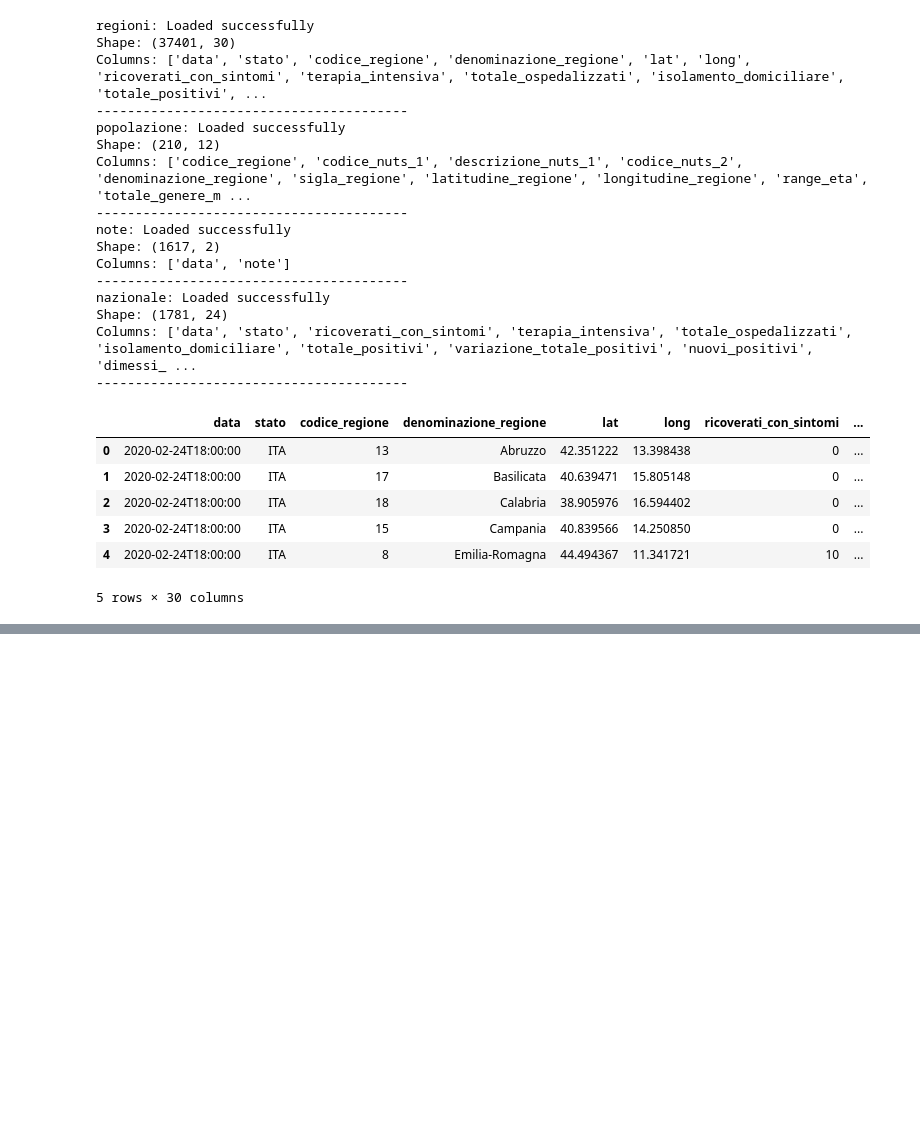
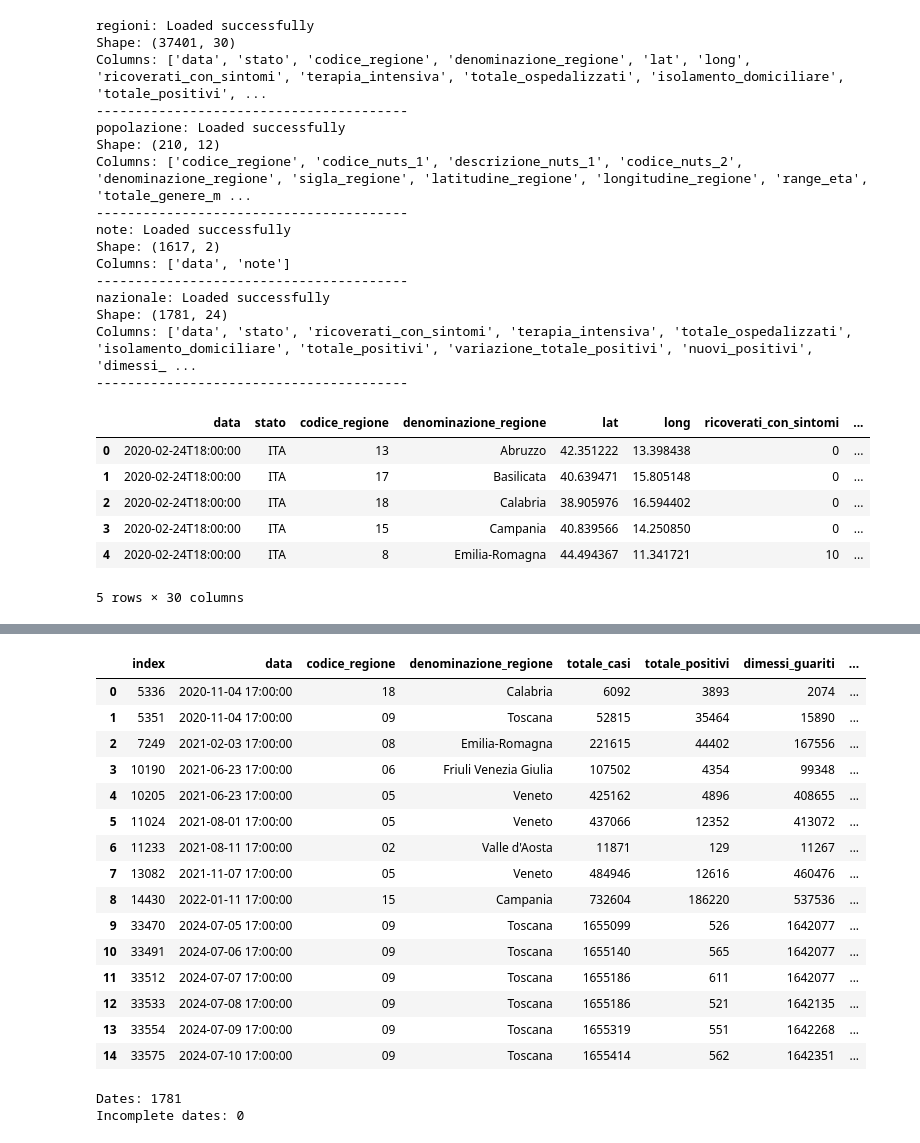
Before and after one commit to rawanmohammed277/EpiShield-AI, a Jupyter notebook: Src/Data Engineering/etl.ipynb, the cells around one changed output, grey strips where cells are left out. Drawn from its saved outputs; the diff is of its cells as text; code cells hidden in the pictures; blank space fills up the shorter version.

```diff
--- a/Src/Data Engineering/etl.ipynb
+++ b/Src/Data Engineering/etl.ipynb
@@ -29,0 +59,12 @@ data["regioni"].head()
+# %%
+query = """
+SELECT *
+FROM dbo.RawRegionalData
+"""
+
+df_regional = pd.read_sql(query, engine)
+
+print("Data loaded successfully!")
+print("Shape:", df_regional.shape)
+
+df_regional.head()
@@ -29,0 +591,62 @@ data["regioni"].head()
+# %%
+# Calculate mismatched records
+mismatch_details = df_regional.loc[
+    mismatch_cases,
+    [
+        "data",
+        "codice_regione",
+        "denominazione_regione"
+    ]
+].copy()
+
+mismatch_details["totale_casi"] = (
+    total_cases_data.loc[mismatch_cases, "totale_casi"]
+)
+
+mismatch_details["totale_positivi"] = (
+    total_cases_data.loc[mismatch_cases, "totale_positivi"]
+)
+
+mismatch_details["dimessi_guariti"] = (
+    total_cases_data.loc[mismatch_cases, "dimessi_guariti"]
+)
+
+mismatch_details["deceduti"] = (
+    total_cases_data.loc[mismatch_cases, "deceduti"]
+)
+
+mismatch_details["expected_cases"] = (
+    expected_cases.loc[mismatch_cases]
+)
+
+mismatch_details["difference"] = (
+    mismatch_details["totale_casi"]
+    - mismatch_details["expected_cases"]
+)
+
+display(mismatch_details.reset_index())
+# %% [output]
+|  | index | data | codice_regione | denominazione_regione | totale_casi | totale_positivi | dimessi_guariti | ... |
+| 0 | 5336 | 2020-11-04 17:00:00 | 18 | Calabria | 6092 | 3893 | 2074 | ... |
+| 1 | 5351 | 2020-11-04 17:00:00 | 09 | Toscana | 52815 | 35464 | 15890 | ... |
+| 2 | 7249 | 2021-02-03 17:00:00 | 08 | Emilia-Romagna | 221615 | 44402 | 167556 | ... |
+| 3 | 10190 | 2021-06-23 17:00:00 | 06 | Friuli Venezia Giulia | 107502 | 4354 | 99348 | ... |
+| 4 | 10205 | 2021-06-23 17:00:00 | 05 | Veneto | 425162 | 4896 | 408655 | ... |
+| 5 | 11024 | 2021-08-01 17:00:00 | 05 | Veneto | 437066 | 12352 | 413072 | ... |
+| 6 | 11233 | 2021-08-11 17:00:00 | 02 | Valle d'Aosta | 11871 | 129 | 11267 | ... |
+| 7 | 13082 | 2021-11-07 17:00:00 | 05 | Veneto | 484946 | 12616 | 460476 | ... |
+| 8 | 14430 | 2022-01-11 17:00:00 | 15 | Campania | 732604 | 186220 | 537536 | ... |
+| 9 | 33470 | 2024-07-05 17:00:00 | 09 | Toscana | 1655099 | 526 | 1642077 | ... |
+| 10 | 33491 | 2024-07-06 17:00:00 | 09 | Toscana | 1655140 | 565 | 1642077 | ... |
+| 11 | 33512 | 2024-07-07 17:00:00 | 09 | Toscana | 1655186 | 611 | 1642077 | ... |
+| 12 | 33533 | 2024-07-08 17:00:00 | 09 | Toscana | 1655186 | 521 | 1642135 | ... |
+| 13 | 33554 | 2024-07-09 17:00:00 | 09 | Toscana | 1655319 | 551 | 1642268 | ... |
+| 14 | 33575 | 2024-07-10 17:00:00 | 09 | Toscana | 1655414 | 562 | 1642351 | ... |
+# %%
+regions_per_date = df_regional.groupby("data")["codice_regione"].nunique()
+
+print("Dates:", len(regions_per_date))
+print("Incomplete dates:", (regions_per_date != 21).sum())
+# %% [output]
+Dates: 1781
+Incomplete dates: 0
```
Also changed, not shown: parts of 18 cells of this notebook, 3 other files.
